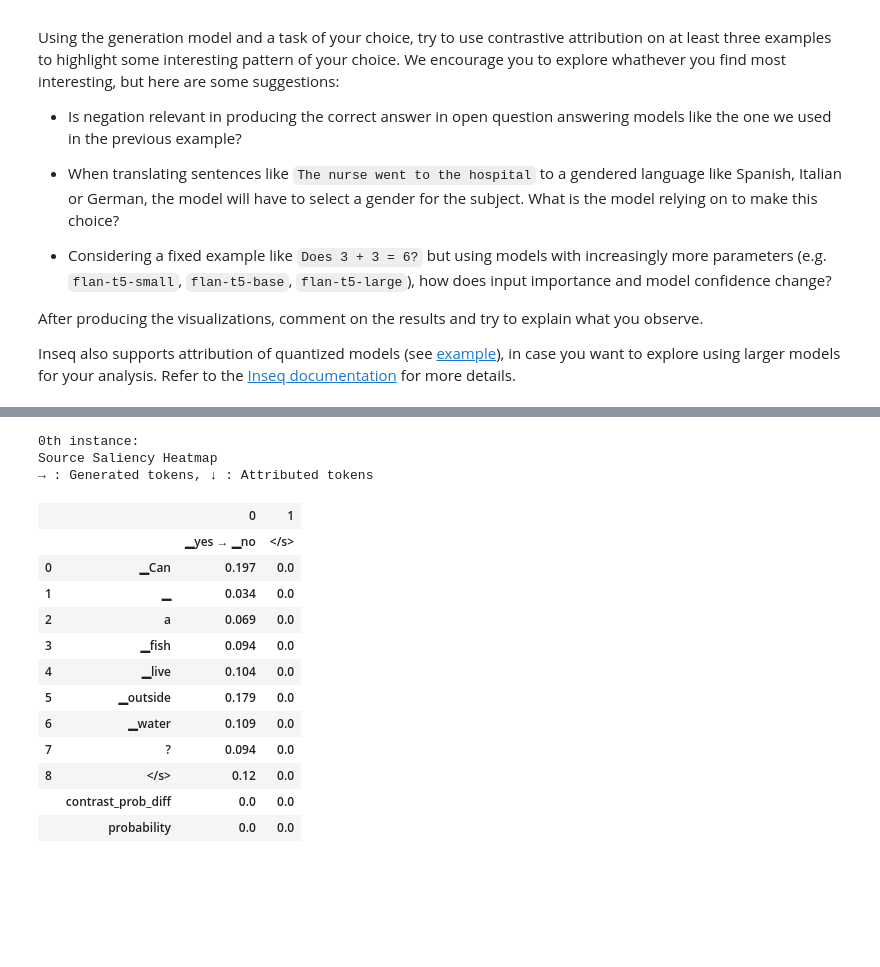
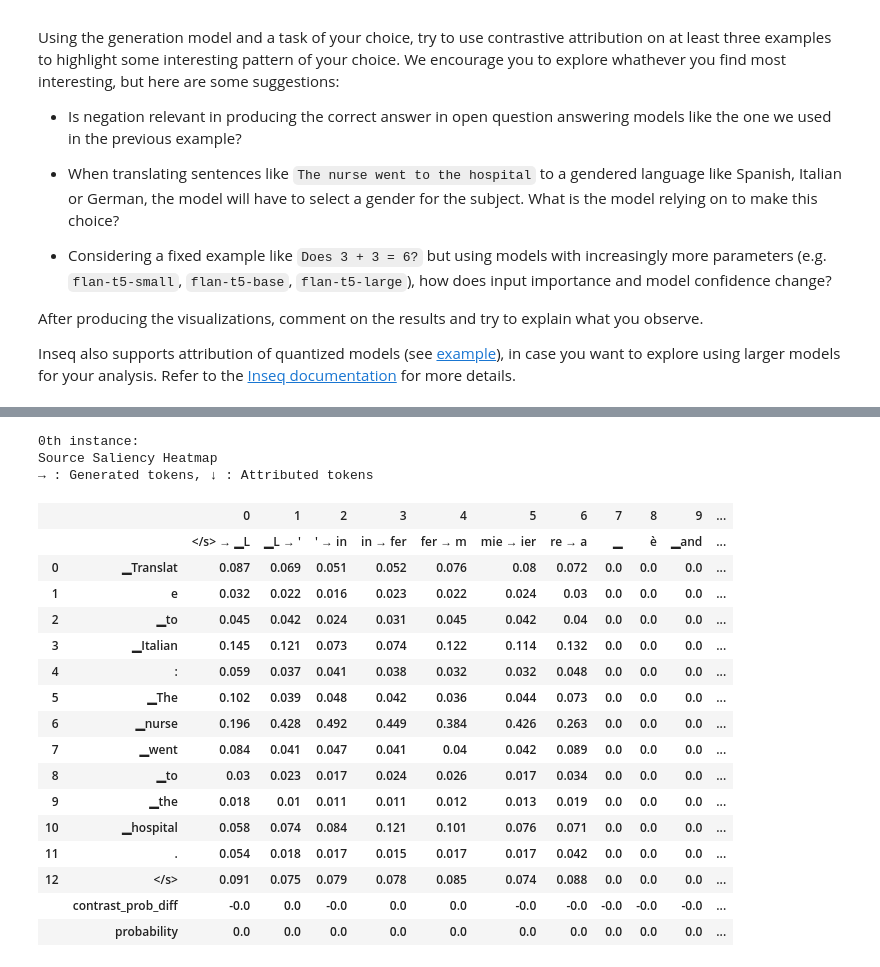
Before and after one commit to matildecmp/IK-NLP-Portfolios, a Jupyter notebook: notebooks/W5E_Inseq_Analysis.ipynb, the cells around one changed output, grey strips where cells are left out. Cells and saved outputs as stored; diff of their text form; code cells hidden in the pictures; blank space fills up the shorter version.

```diff
--- a/notebooks/W5E_Inseq_Analysis.ipynb
+++ b/notebooks/W5E_Inseq_Analysis.ipynb
@@ -297,29 +264,33 @@ Source Saliency Heatmap
-# %%
-# Example 3: Reasoning
-
-out = model.attribute(
-    "Can a fish live outside water?",
-    "no",
-    attributed_fn="contrast_prob_diff",
-    contrast_targets="yes",
-    step_scores=["contrast_prob_diff", "probability"]
-)
-
-out.show()
-# %% [output]
-0th instance:
-Source Saliency Heatmap
-→ : Generated tokens, ↓ : Attributed tokens
-|  |  | 0 | 1 |
-|  |  | ▁yes → ▁no | </s> |
-| 0 | ▁Can | 0.197 | 0.0 |
-| 1 | ▁ | 0.034 | 0.0 |
-| 2 | a | 0.069 | 0.0 |
-| 3 | ▁fish | 0.094 | 0.0 |
-| 4 | ▁live | 0.104 | 0.0 |
-| 5 | ▁outside | 0.179 | 0.0 |
-| 6 | ▁water | 0.109 | 0.0 |
-| 7 | ? | 0.094 | 0.0 |
-| 8 | </s> | 0.12 | 0.0 |
-|  | contrast_prob_diff | 0.0 | 0.0 |
-|  | probability | 0.0 | 0.0 |
+# %%
+# Example 2: Translation to a gendered language
+
+out = model.attribute(
+    "Translate to Italian: The nurse went to the hospital.",
+    "L'infermiera è andata all'ospedale.",
+    attributed_fn="contrast_prob_diff",
+    step_scores=["contrast_prob_diff", "probability"],
+    contrast_targets="L'infermiere è andato all'ospedale."
+)
+
+out.show()
+# %% [output]
+0th instance:
+Source Saliency Heatmap
+→ : Generated tokens, ↓ : Attributed tokens
+|  |  | 0 | 1 | 2 | 3 | 4 | 5 | 6 | 7 | 8 | 9 | ... |
+|  |  | </s> → ▁L | ▁L → ' | ' → in | in → fer | fer → m | mie → ier | re → a | ▁ | è | ▁and | ... |
+| 0 | ▁Translat | 0.087 | 0.069 | 0.051 | 0.052 | 0.076 | 0.08 | 0.072 | 0.0 | 0.0 | 0.0 | ... |
+| 1 | e | 0.032 | 0.022 | 0.016 | 0.023 | 0.022 | 0.024 | 0.03 | 0.0 | 0.0 | 0.0 | ... |
+| 2 | ▁to | 0.045 | 0.042 | 0.024 | 0.031 | 0.045 | 0.042 | 0.04 | 0.0 | 0.0 | 0.0 | ... |
+| 3 | ▁Italian | 0.145 | 0.121 | 0.073 | 0.074 | 0.122 | 0.114 | 0.132 | 0.0 | 0.0 | 0.0 | ... |
+| 4 | : | 0.059 | 0.037 | 0.041 | 0.038 | 0.032 | 0.032 | 0.048 | 0.0 | 0.0 | 0.0 | ... |
+| 5 | ▁The | 0.102 | 0.039 | 0.048 | 0.042 | 0.036 | 0.044 | 0.073 | 0.0 | 0.0 | 0.0 | ... |
+| 6 | ▁nurse | 0.196 | 0.428 | 0.492 | 0.449 | 0.384 | 0.426 | 0.263 | 0.0 | 0.0 | 0.0 | ... |
+| 7 | ▁went | 0.084 | 0.041 | 0.047 | 0.041 | 0.04 | 0.042 | 0.089 | 0.0 | 0.0 | 0.0 | ... |
+| 8 | ▁to | 0.03 | 0.023 | 0.017 | 0.024 | 0.026 | 0.017 | 0.034 | 0.0 | 0.0 | 0.0 | ... |
+| 9 | ▁the | 0.018 | 0.01 | 0.011 | 0.011 | 0.012 | 0.013 | 0.019 | 0.0 | 0.0 | 0.0 | ... |
+| 10 | ▁hospital | 0.058 | 0.074 | 0.084 | 0.121 | 0.101 | 0.076 | 0.071 | 0.0 | 0.0 | 0.0 | ... |
+| 11 | . | 0.054 | 0.018 | 0.017 | 0.015 | 0.017 | 0.017 | 0.042 | 0.0 | 0.0 | 0.0 | ... |
+| 12 | </s> | 0.091 | 0.075 | 0.079 | 0.078 | 0.085 | 0.074 | 0.088 | 0.0 | 0.0 | 0.0 | ... |
+|  | contrast_prob_diff | -0.0 | 0.0 | -0.0 | 0.0 | 0.0 | -0.0 | -0.0 | -0.0 | -0.0 | -0.0 | ... |
+|  | probability | 0.0 | 0.0 | 0.0 | 0.0 | 0.0 | 0.0 | 0.0 | 0.0 | 0.0 | 0.0 | ... |
```
Also changed, not shown: parts of 6 cells of this notebook.
